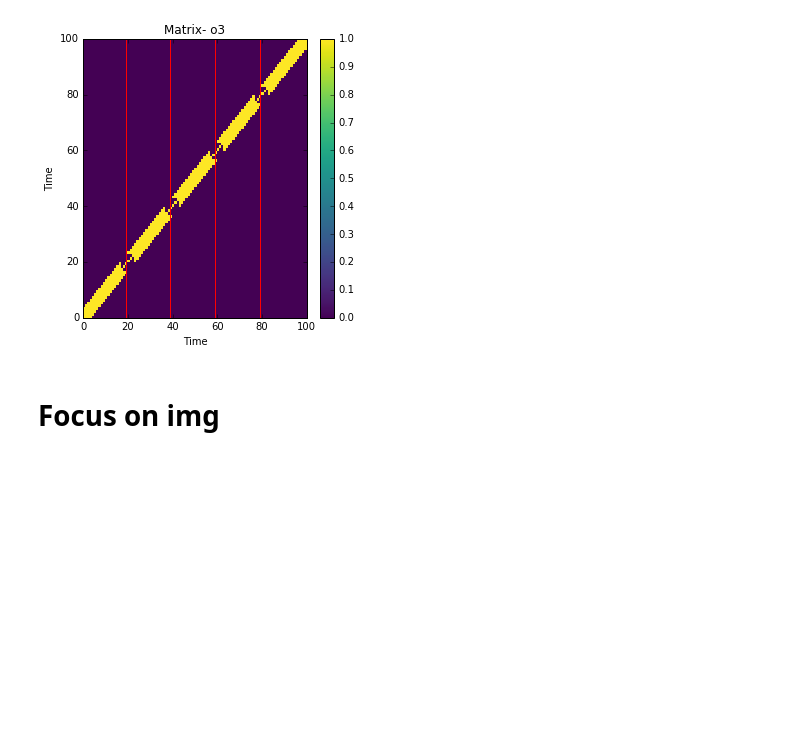
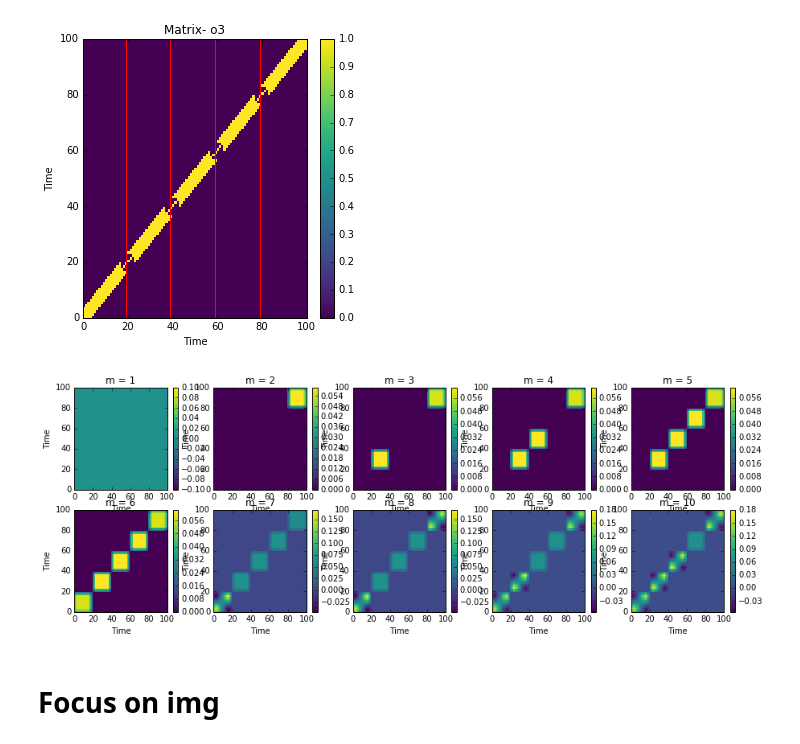
Before and after one commit to jfriend08/IndependentStudy, a Jupyter notebook: baseline/workbookII.ipynb, the cells around one changed output. Cells and saved outputs as stored; diff of their text form; code cells hidden in the pictures; blank space fills up the shorter version.

Commit message:
plot YY

```diff
--- a/baseline/workbookII.ipynb
+++ b/baseline/workbookII.ipynb
@@ -149,6 +149,20 @@ plt.ylabel('Time')
 [19, 39, 59, 79]
 <matplotlib.text.Text at 0x...>
 [figure]
+# %%
+# plot YY in the order of m
+Y3 = laplacian.getNormLaplacian(o3, 25) #similarity matrix, top m eigenvectors
+plt.figure(figsize=(15, 5))
+for m in xrange(10):
+    YY = np.dot(Y3[:,:m], Y3[:,:m].T)
+    plt.subplot(2, 5, m+1)
+    plt.pcolor(YY, cmap="viridis")
+    plt.colorbar()
+    plt.title('m = {0}'.format(m+1))
+    plt.xlabel('Time')
+    plt.ylabel('Time')
+# %% [output]
+[figure, added]
 # %% [markdown]
 # Focus on img
 # %%
```
Also changed, not shown: parts of 1 cell of this notebook, 1 other file.
